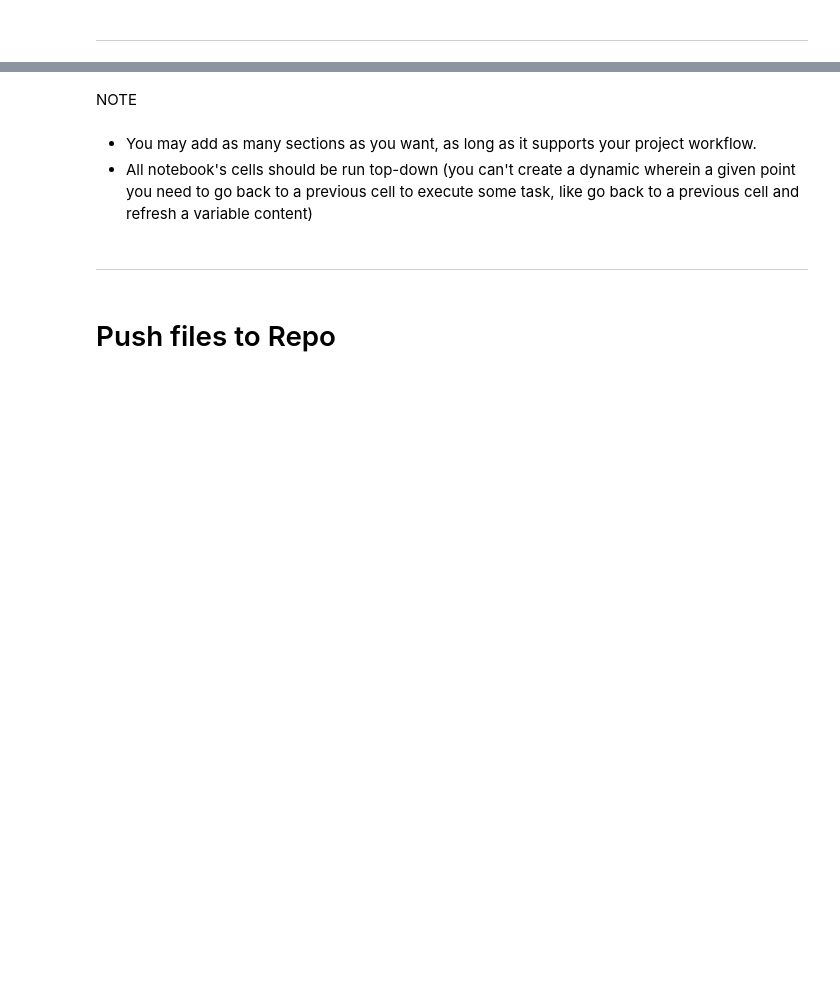
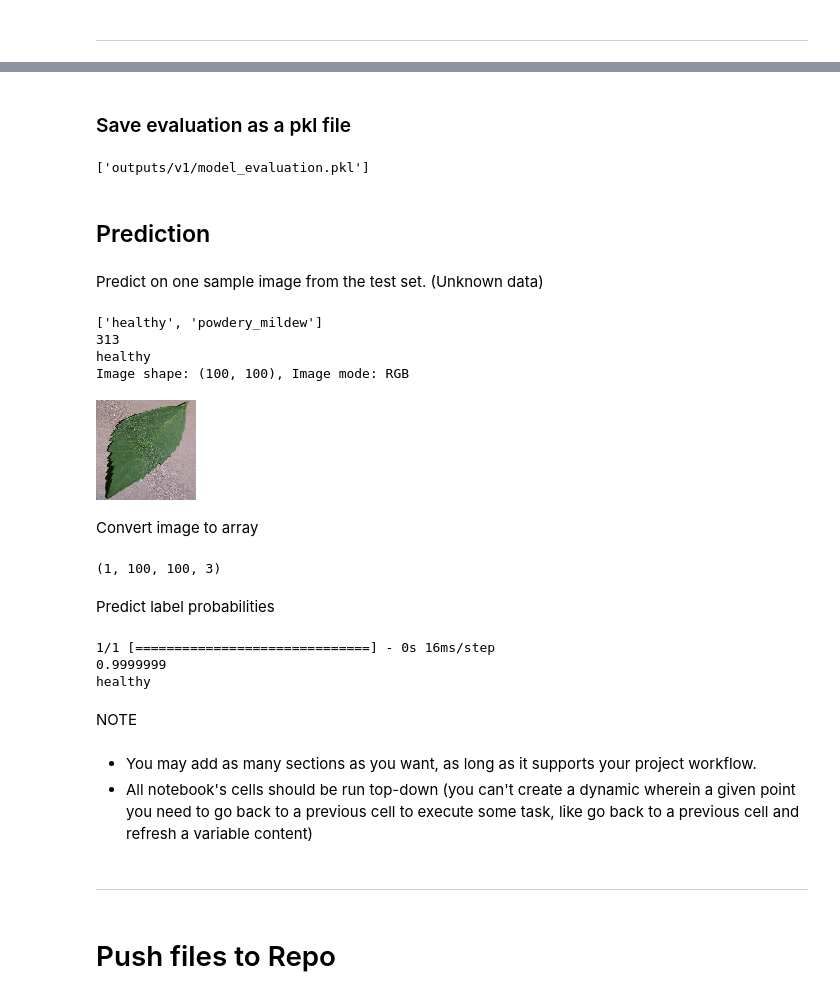
Before and after one commit to SamSswi/milestone-project-mildew-detection-in-cherry-leaves, a Jupyter notebook: jupyter_notebooks/ModellingAndEvaluation.ipynb, the cells around one changed output, grey strips where cells are left out. Drawn from its saved outputs; the diff is of its cells as text; code cells hidden in the pictures; blank space fills up the shorter version.

Commit message:
Train and test the model

```diff
--- a/jupyter_notebooks/ModellingAndEvaluation.ipynb
+++ b/jupyter_notebooks/ModellingAndEvaluation.ipynb
@@ -256,0 +391,16 @@ joblib.dump(value=train_set.class_indices, filename=f'{file_path}/class_indices.
+# %%
+losses = pd.DataFrame(model.history.history)
+
+sns.set_style("whitegrid")
+losses[['loss', 'val_loss']].plot(style='.-')
+plt.title("Loss")
+plt.savefig(f'{file_path}/model_training_losses.png',
+            bbox_inches='tight', dpi=150)
+plt.show()
+
+print("\n")
+losses[['accuracy', 'val_accuracy']].plot(style='.-')
+plt.title("Accuracy")
+plt.savefig(f'{file_path}/model_training_acc.png',
+            bbox_inches='tight', dpi=150)
+plt.show()
@@ -259,3 +426,65 @@ joblib.dump(value=train_set.class_indices, filename=f'{file_path}/class_indices.
+# %% [markdown]
+### Save evaluation as a pkl file
+# %%
+joblib.dump(value=evaluation, filename=f'{file_path}/model_evaluation.pkl')
+# %% [output]
+['outputs/v1/model_evaluation.pkl']
+# %% [markdown]
+## Prediction
+# %% [markdown]
+Predict on one sample image from the test set. (Unknown data)
+# %%
+# https://github.com/Code-Institute-Solutions/WalkthroughProject01/blob/main/jupyter_notebooks/03%20-%20Modelling%20and%20Evaluating.ipynb
+from tensorflow.keras.preprocessing import image
+import random
+print(label_list)
+index = random.randint(1, 422)
+print(index)
+p_label = label_list[0]
+print(p_label)
+p_image = image.load_img(f"{test_path}/{p_label}/{os.listdir(test_path+'/'+p_label)[index]}", target_size=image_shape, color_mode='rgb')
+print(f'Image shape: {p_image.size}, Image mode: {p_image.mode}')
+p_image
+# %% [output]
+['healthy', 'powdery_mildew']
+313
+healthy
+Image shape: (100, 100), Image mode: RGB
+[figure, added]
+# %% [markdown]
+Convert image to array
+# %%
+arr_image = image.img_to_array(p_image)
+arr_image = np.expand_dims(arr_image, axis=0)/255
+print(arr_image.shape)
+# %% [output]
+(1, 100, 100, 3)
+# %% [markdown]
+Predict label probabilities
+# %%
+# pred_proba = model.predict(arr_image)[0, 0]
+
+# target_map = {v: k for k, v in train_set.class_indices.items()}
+# pred_class = target_map[pred_proba > 0.5]
+
+# if pred_class == target_map[0]:
+#     pred_proba = 1 - pred_proba
+
+# print(pred_proba)
+# print(pred_class)
+pred_probs = model.predict(arr_image)[0]
+pred_class_index = np.argmax(pred_probs)
+pred_proba = pred_probs[pred_class_index]
+
+target_map = {v: k for k, v in train_set.class_indices.items()}
+pred_class = target_map[pred_class_index]
+
+print(pred_proba)
+print(pred_class)
+# %% [output]
+1/1 [==============================] - 0s 16ms/step
+0.9999999
+healthy
 # %% [markdown]
 NOTE
 # %% [markdown]
```
Also changed, not shown: parts of 29 cells of this notebook, 4 other files.
